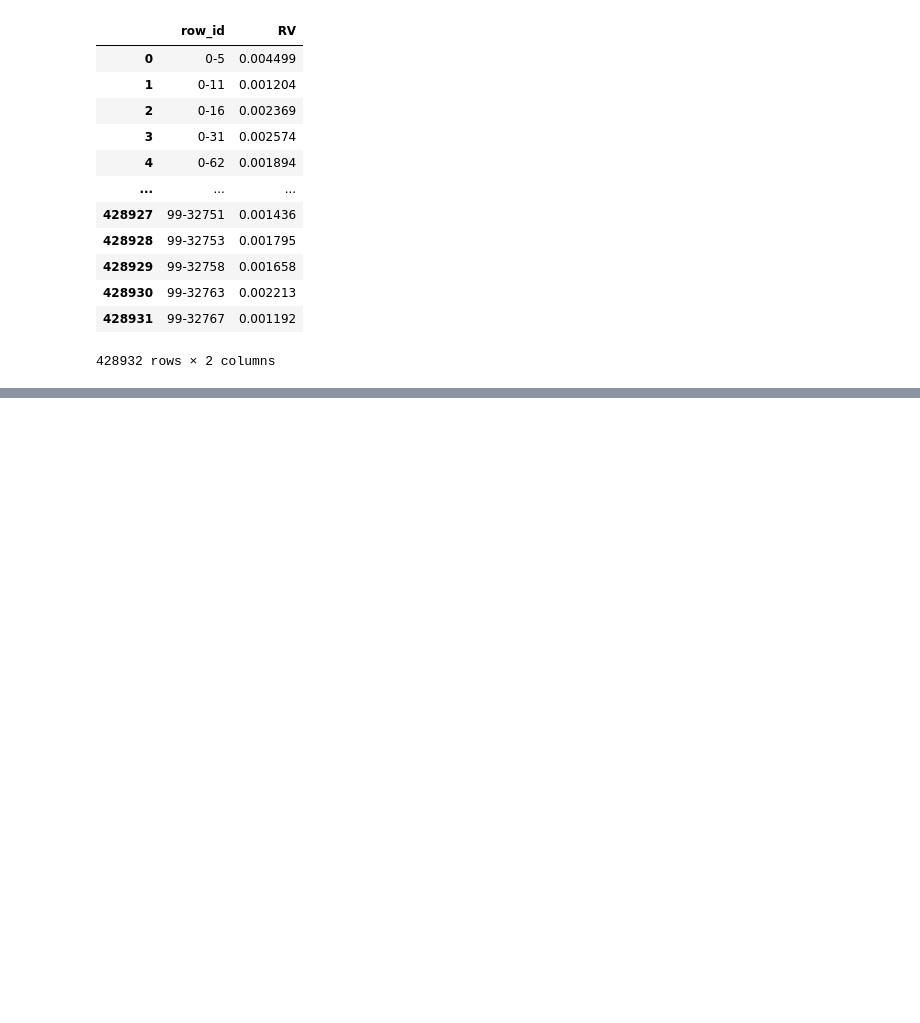
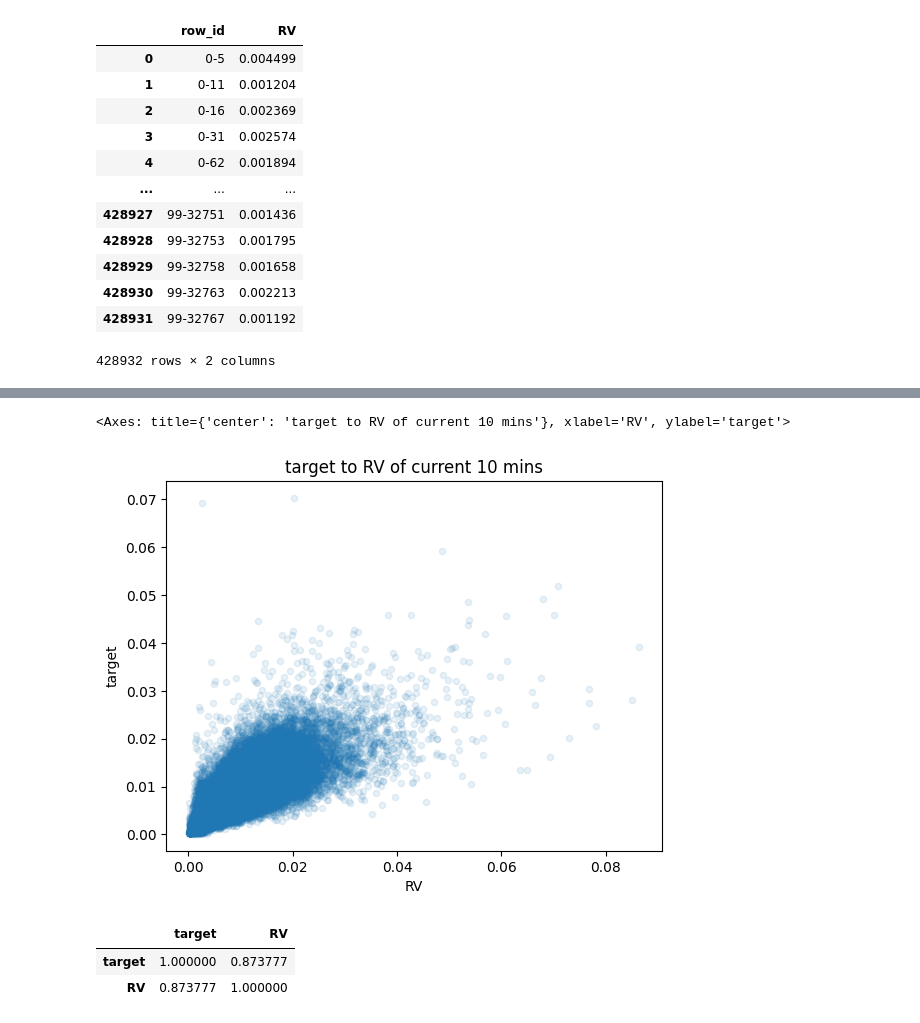
Before and after one commit to martinmf-dev/Realized_Volatility_Prediction_-erdos_deeplearning-, a Jupyter notebook: EDA/EDA_yuan.ipynb, the cells around one changed output, grey strips where cells are left out. Cells and saved outputs as stored; diff of their text form; code cells hidden in the pictures; blank space fills up the shorter version.

```diff
--- a/EDA/EDA_yuan.ipynb
+++ b/EDA/EDA_yuan.ipynb
@@ -33,3 +33,5 @@ df_train
 428932 rows × 3 columns
 # %%
 len_train=len(df_train)
+# %%
+df_train["row_id"]=df_train["stock_id"].astype(str)+"-"+df_train["time_id"].astype(str)
@@ -53,3 +71,5 @@ df_RV
 | 428930 | 99-32763 | 0.002213 |
 | 428931 | 99-32767 | 0.001192 |
 428932 rows × 2 columns
+# %%
+df_extended=pd.merge(df_train,df_RV,on="row_id")
@@ -55,0 +92,11 @@ df_RV
+# %%
+df_extended.plot.scatter(x="RV",y="target",title="target to RV of current 10 mins",alpha=0.1)
+# %% [output]
+<Axes: title={'center': 'target to RV of current 10 mins'}, xlabel='RV', ylabel='target'>
+[figure, added]
+# %%
+df_extended[["target","RV"]].corr()
+# %% [output]
+|  | target | RV |
+| target | 1.000000 | 0.873777 |
+| RV | 0.873777 | 1.000000 |
```
Also changed, not shown: parts of 20 cells of this notebook.
